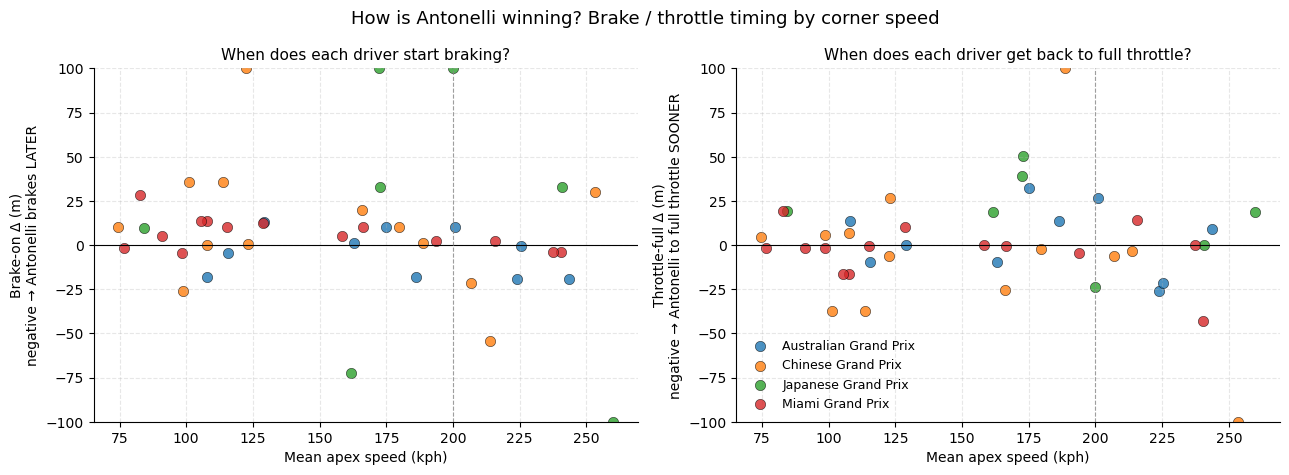
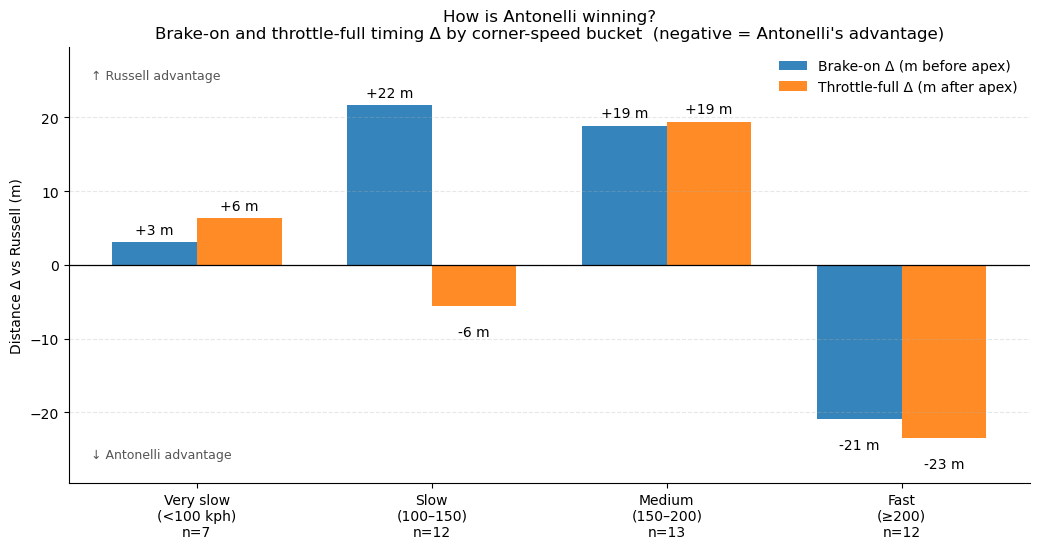
The change to this notebook cell's code, shown as a diff; its figure went from the first image to the second:
--- before
+++ after
@@ -12,4 +12,9 @@
 display(bt_summary)
 
+# Headline summary: per-bucket means as a grouped bar chart
+fig = plot_corner_bucket_summary(corner_sigs, save_path='../figures/corner_buckets.png')
+plt.show()
+
+# Per-corner detail: same data as a scatter so you can see the spread
 fig = plot_corner_signatures(corner_sigs, save_path='../figures/corner_signatures.png')
 plt.show()

Commit: feat: add corner-speed-bucket summary chart for the README